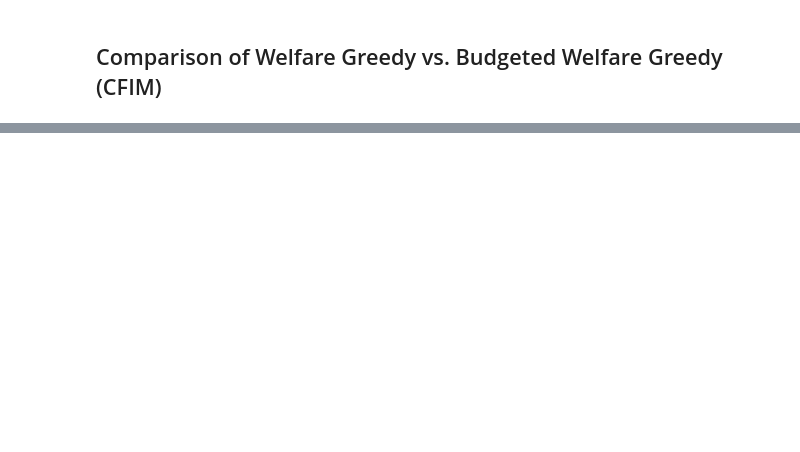
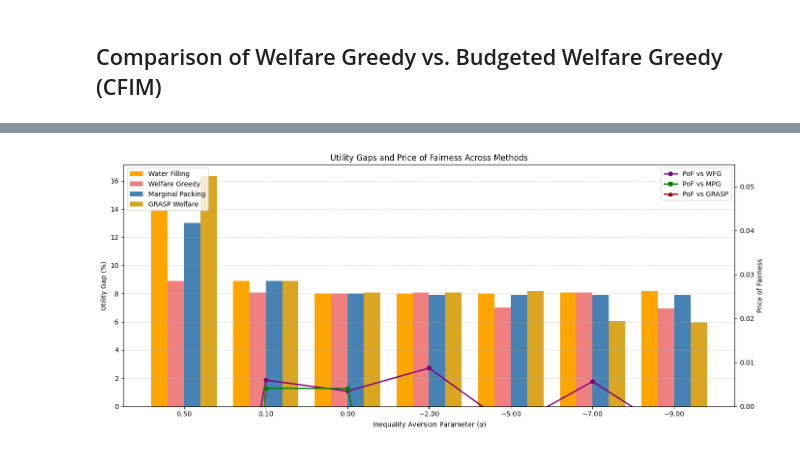
Before and after one commit to jacobhogarty/fairim-nu-cost, a Jupyter notebook: results/visualisations.ipynb, the cells around one changed output, grey strips where cells are left out. Saved outputs shown, nothing was run; the diff lists cells and outputs as text; code cells hidden in the pictures; blank space fills up the shorter version.

```diff
--- a/results/visualisations.ipynb
+++ b/results/visualisations.ipynb
@@ -151,0 +126,57 @@ plt.show()
+# %%
+df_welfare_wfg = pd.read_csv(f'{graph_type}/{folder}/welfare_wfg_alpha_comparison_{graph_type}_{size}.csv')
+# %%
+for method in ['wfg', 'welfare', 'mpg', 'grasp']:
+    df_welfare_wfg[f'{method}_gap'] = df_welfare_wfg[f'{method}_influence_by_community'].apply(
+        lambda s: utility_gap(ast.literal_eval(s)) if isinstance(s, str) else utility_gap(s)
+    )
+
+df_welfare_wfg['PoF_WFG'] = 1 - (
+        df_welfare_wfg['welfare_total_influence'] / df_welfare_wfg['wfg_total_influence'].replace(0, np.nan)
+)
+df_welfare_wfg['PoF_MPG'] = 1 - (
+        df_welfare_wfg['welfare_total_influence'] / df_welfare_wfg['mpg_total_influence'].replace(0, np.nan)
+)
+df_welfare_wfg['PoF_GRASP'] = 1 - (
+        df_welfare_wfg['welfare_total_influence'] / df_welfare_wfg['grasp_total_influence'].replace(0, np.nan)
+)
+df_welfare_wfg[['PoF_WFG', 'PoF_MPG', 'PoF_GRASP']] = df_welfare_wfg[['PoF_WFG', 'PoF_MPG', 'PoF_GRASP']].fillna(0)
+
+bar_width = 0.2
+x = np.arange(len(df_welfare_wfg))
+
+fig, ax1 = plt.subplots(figsize=(14, 6))
+
+ax1.bar(x - 1.5 * bar_width, df_welfare_wfg['wfg_gap'], width=bar_width, label='Water Filling', color='orange')
+ax1.bar(x - 0.5 * bar_width, df_welfare_wfg['welfare_gap'], width=bar_width, label='Welfare Greedy', color='lightcoral')
+ax1.bar(x + 0.5 * bar_width, df_welfare_wfg['mpg_gap'], width=bar_width, label='Marginal Packing', color='steelblue')
+ax1.bar(x + 1.5 * bar_width, df_welfare_wfg['grasp_gap'], width=bar_width, label='GRASP Welfare', color='goldenrod')
+
+ax1.set_xlabel(r'Inequality Aversion Parameter ($\alpha$)')
+ax1.set_ylabel('Utility Gap (%)')
+ax1.set_xticks(x)
+ax1.set_xticklabels([f"${a:.2f}$" for a in df_welfare_wfg['alpha']])
+ax1.legend(loc='upper left')
+ax1.grid(True, axis='y', linestyle='--', alpha=0.6)
+
+ax2 = ax1.twinx()
+ax2.plot(x, df_welfare_wfg['PoF_WFG'], color='purple', marker='o', linewidth=2, label='PoF vs WFG')
+ax2.plot(x, df_welfare_wfg['PoF_MPG'], color='green', marker='s', linewidth=2, label='PoF vs MPG')
+ax2.plot(x, df_welfare_wfg['PoF_GRASP'], color='darkred', marker='^', linewidth=2, label='PoF vs GRASP')
+
+ax1.set_xlabel(r'Inequality Aversion Parameter ($\alpha$)')
+ax1.set_ylabel('Utility Gap (%)')
+ax1.set_xticks(x)
+ax1.set_xticklabels([f"${a:.2f}$" for a in df_welfare_wfg['alpha']])
+ax1.legend(loc='upper left')
+ax1.grid(True, axis='y', linestyle='--', alpha=0.6)
+
+ax2.set_ylabel('Price of Fairness')
+ax2.set_ylim(0, max(df_welfare_wfg[['PoF_WFG', 'PoF_MPG', 'PoF_GRASP']].max().max(), 0.05) * 1.1)
+ax2.legend(loc='upper right')
+
+plt.title('Utility Gaps and Price of Fairness Across Methods')
+plt.tight_layout()
+plt.show()
+# %% [output]
+[figure, added]
```
Also changed, not shown: parts of 9 cells of this notebook, 21 other files.
